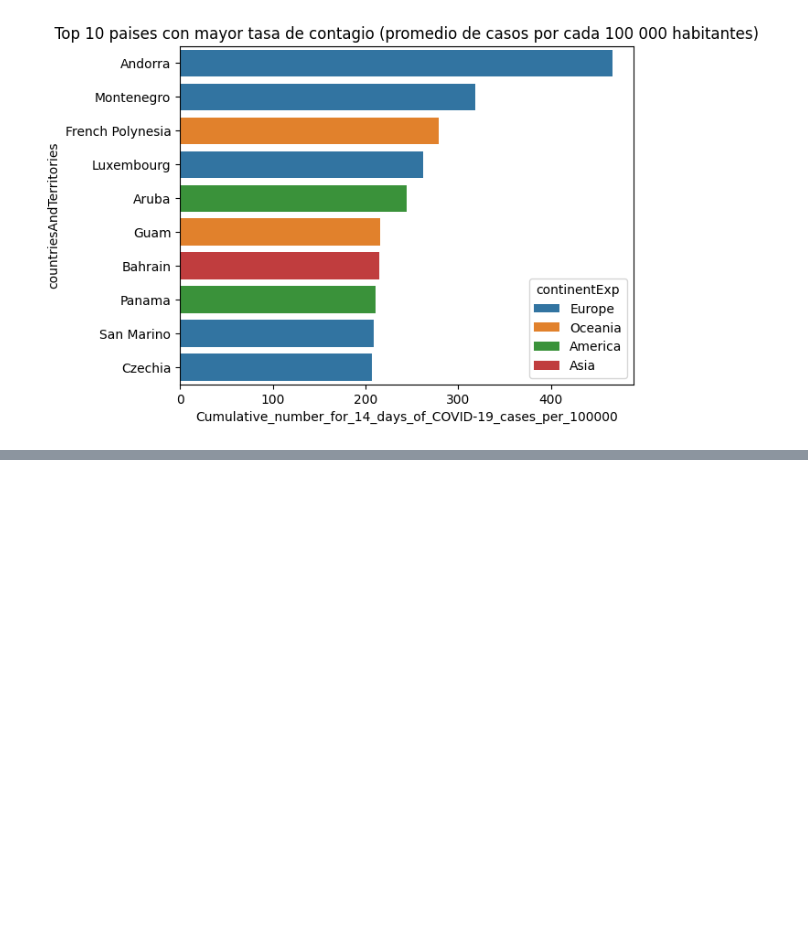
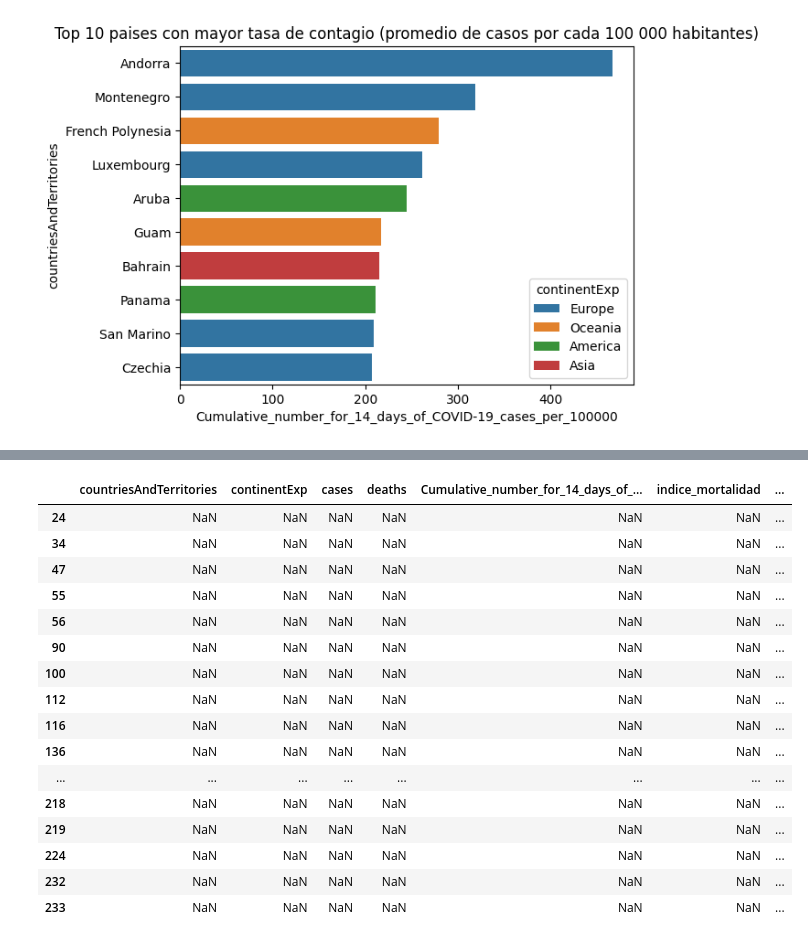
Before and after one commit to VillacisDavid/DataMining-2025-1, a Jupyter notebook: Lab1/caso covid1/lab1.ipynb, the cells around one changed output, grey strips where cells are left out. Drawn from its saved outputs; the diff is of its cells as text; code cells hidden in the pictures; blank space fills up the shorter version.

```diff
--- a/Lab1/caso covid1/lab1.ipynb
+++ b/Lab1/caso covid1/lab1.ipynb
@@ -349,0 +413,20 @@ plt.tight_layout()
+# %%
+cruce[(cruce["_merge"]=="right_only")]
+# %% [output]
+|  | countriesAndTerritories | continentExp | cases | deaths | Cumulative_number_for_14_days_of_... | indice_mortalidad | ... |
+| 24 | NaN | NaN | NaN | NaN | NaN | NaN | ... |
+| 34 | NaN | NaN | NaN | NaN | NaN | NaN | ... |
+| 47 | NaN | NaN | NaN | NaN | NaN | NaN | ... |
+| 55 | NaN | NaN | NaN | NaN | NaN | NaN | ... |
+| 56 | NaN | NaN | NaN | NaN | NaN | NaN | ... |
+| 90 | NaN | NaN | NaN | NaN | NaN | NaN | ... |
+| 100 | NaN | NaN | NaN | NaN | NaN | NaN | ... |
+| 112 | NaN | NaN | NaN | NaN | NaN | NaN | ... |
+| 116 | NaN | NaN | NaN | NaN | NaN | NaN | ... |
+| 136 | NaN | NaN | NaN | NaN | NaN | NaN | ... |
+| ... | ... | ... | ... | ... | ... | ... | ... |
+| 218 | NaN | NaN | NaN | NaN | NaN | NaN | ... |
+| 219 | NaN | NaN | NaN | NaN | NaN | NaN | ... |
+| 224 | NaN | NaN | NaN | NaN | NaN | NaN | ... |
+| 232 | NaN | NaN | NaN | NaN | NaN | NaN | ... |
+| 233 | NaN | NaN | NaN | NaN | NaN | NaN | ... |
```
Also changed, not shown: parts of 20 cells of this notebook, 3 other files.
